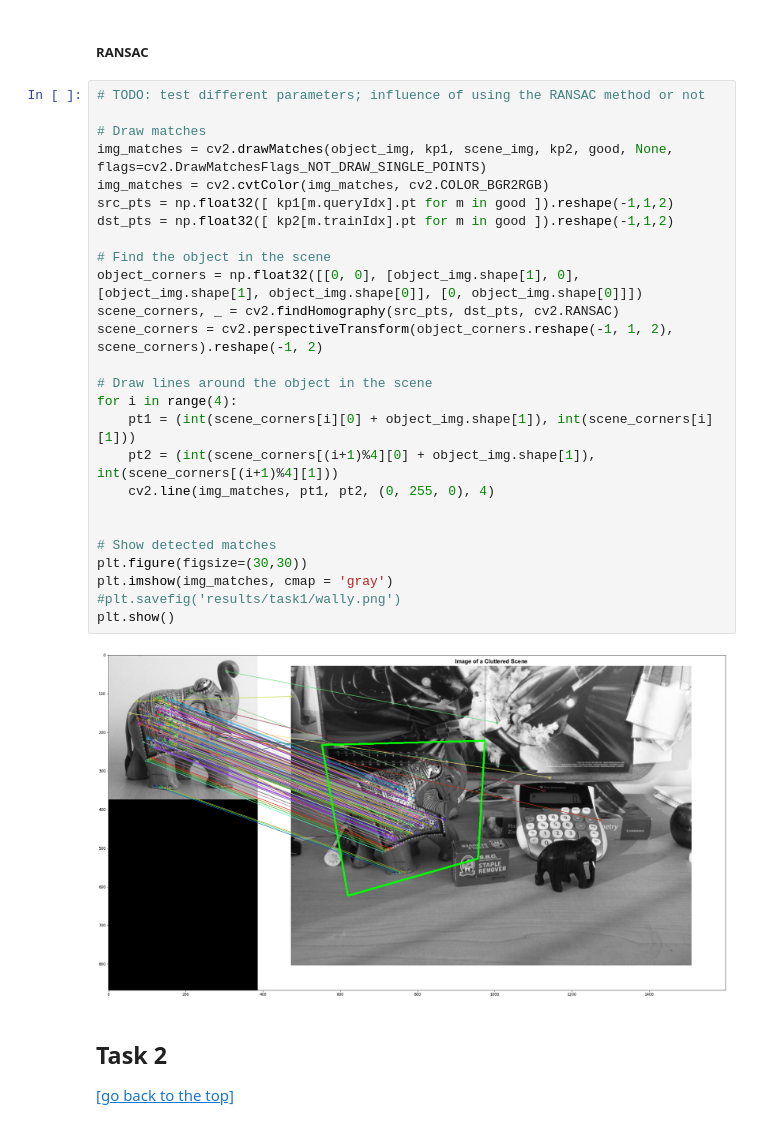
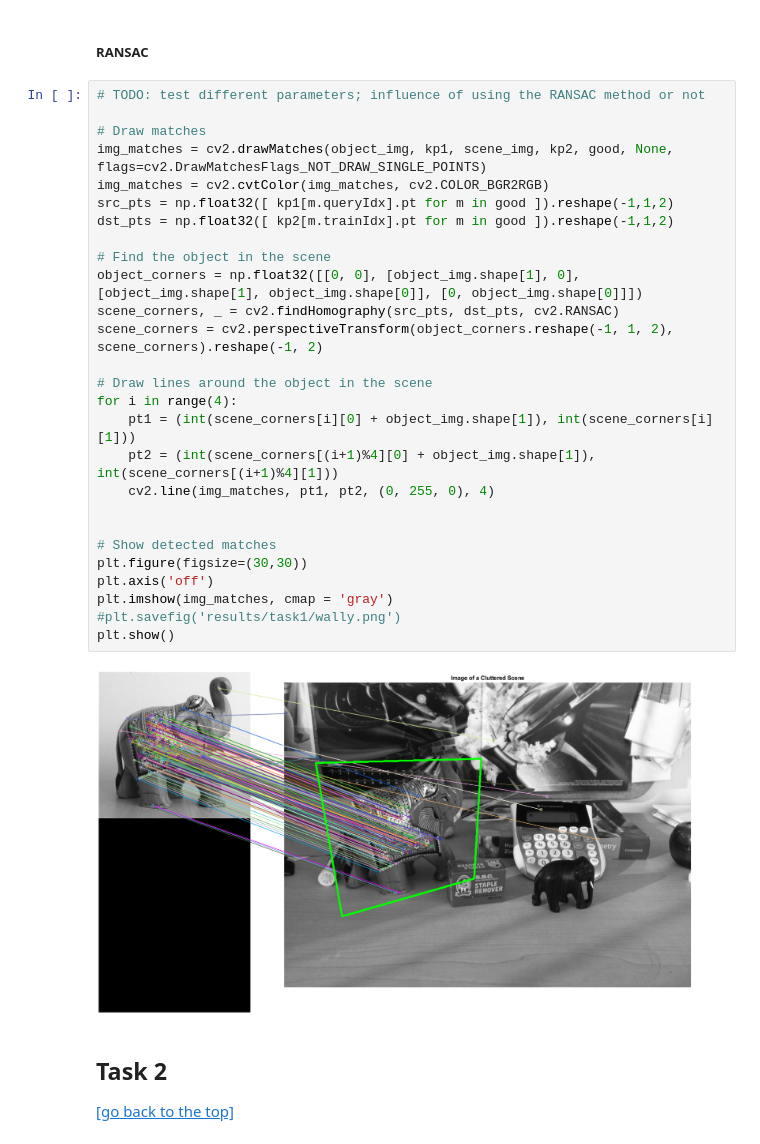
Before and after one commit to pipe-01/VCOM, a Jupyter notebook: proj1.ipynb, the cells around one changed output. Saved outputs shown, nothing was run; the diff lists cells and outputs as text.

```diff
--- a/proj1.ipynb
+++ b/proj1.ipynb
@@ -124,31 +124,32 @@ for match_pair in matches:
 # %%
 # TODO: test different parameters; influence of using the RANSAC method or not
 
 # Draw matches
 img_matches = cv2.drawMatches(object_img, kp1, scene_img, kp2, good, None, flags=cv2.DrawMatchesFlags_NOT_DRAW_SINGLE_POINTS)
 img_matches = cv2.cvtColor(img_matches, cv2.COLOR_BGR2RGB)
 src_pts = np.float32([ kp1[m.queryIdx].pt for m in good ]).reshape(-1,1,2)
 dst_pts = np.float32([ kp2[m.trainIdx].pt for m in good ]).reshape(-1,1,2)
 
 # Find the object in the scene
 object_corners = np.float32([[0, 0], [object_img.shape[1], 0], [object_img.shape[1], object_img.shape[0]], [0, object_img.shape[0]]])
 scene_corners, _ = cv2.findHomography(src_pts, dst_pts, cv2.RANSAC)
 scene_corners = cv2.perspectiveTransform(object_corners.reshape(-1, 1, 2), scene_corners).reshape(-1, 2)
 
 # Draw lines around the object in the scene
 for i in range(4):
     pt1 = (int(scene_corners[i][0] + object_img.shape[1]), int(scene_corners[i][1]))
     pt2 = (int(scene_corners[(i+1)%4][0] + object_img.shape[1]), int(scene_corners[(i+1)%4][1]))
     cv2.line(img_matches, pt1, pt2, (0, 255, 0), 4)
 
 
 # Show detected matches
 plt.figure(figsize=(30,30))
+plt.axis('off')
 plt.imshow(img_matches, cmap = 'gray')
 #plt.savefig('results/task1/wally.png')
 plt.show()
 # %% [output]
-[figure, old version]
+[figure, new version]
 # %% [markdown]
 ## Task 2
 [[go back to the top] ](#Table-of-contents)
```
Also changed, not shown: parts of 12 cells of this notebook, 4 other files.
